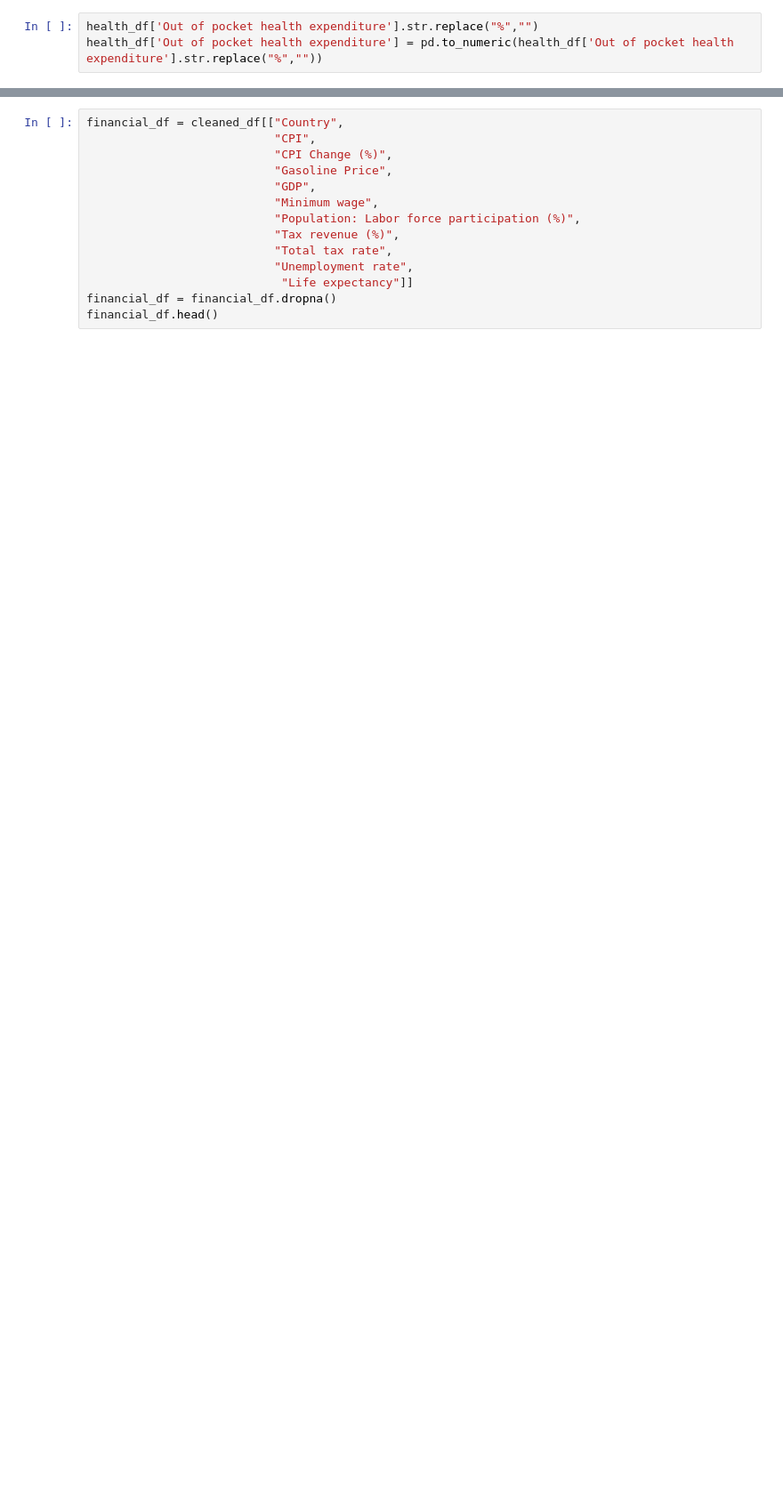
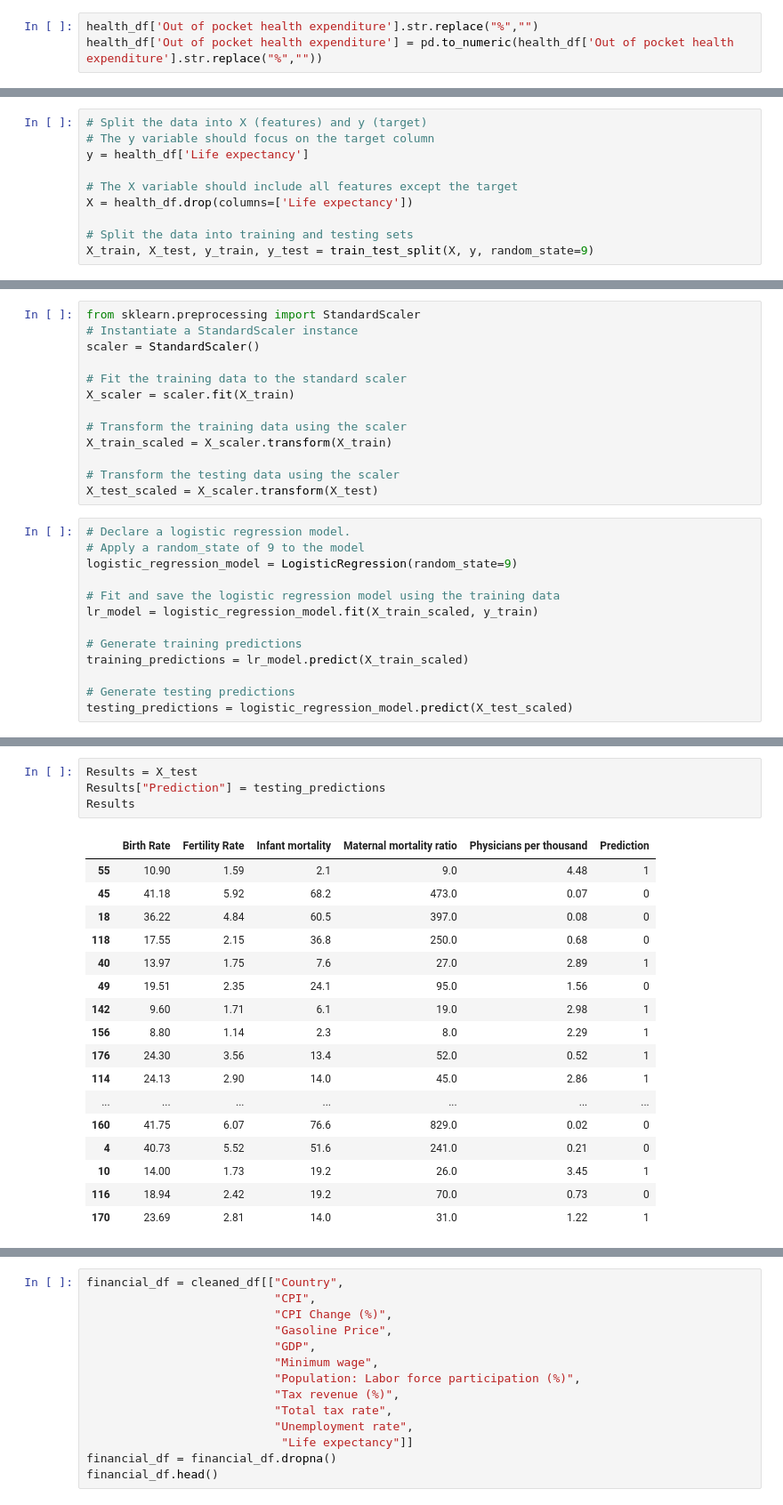
Before and after one commit to azrielmt/global-life-expectancy-investigation, a Jupyter notebook: data_clean.ipynb, the cells around one changed output, grey strips where cells are left out. Shown at 89% size. Drawn from its saved outputs; the diff is of its cells as text; blank space fills up the shorter version.

Commit message:
Logistic Regression code added

```diff
--- a/data_clean.ipynb
+++ b/data_clean.ipynb
@@ -227,0 +235,10 @@ Length: 177, dtype: int64
+# %%
+# Split the data into X (features) and y (target)
+# The y variable should focus on the target column
+y = health_df['Life expectancy']
+
+# The X variable should include all features except the target
+X = health_df.drop(columns=['Life expectancy'])
+
+# Split the data into training and testing sets
+X_train, X_test, y_train, y_test = train_test_split(X, y, random_state=9)
@@ -227,0 +320,26 @@ Length: 177, dtype: int64
+# %%
+from sklearn.preprocessing import StandardScaler
+# Instantiate a StandardScaler instance
+scaler = StandardScaler()
+
+# Fit the training data to the standard scaler
+X_scaler = scaler.fit(X_train)
+
+# Transform the training data using the scaler
+X_train_scaled = X_scaler.transform(X_train)
+
+# Transform the testing data using the scaler
+X_test_scaled = X_scaler.transform(X_test)
+# %%
+# Declare a logistic regression model.
+# Apply a random_state of 9 to the model
+logistic_regression_model = LogisticRegression(random_state=9)
+
+# Fit and save the logistic regression model using the training data
+lr_model = logistic_regression_model.fit(X_train_scaled, y_train)
+
+# Generate training predictions
+training_predictions = lr_model.predict(X_train_scaled)
+
+# Generate testing predictions
+testing_predictions = logistic_regression_model.predict(X_test_scaled)
@@ -227,0 +410,22 @@ Length: 177, dtype: int64
+# %%
+Results = X_test
+Results["Prediction"] = testing_predictions
+Results
+# %% [output]
+|  | Birth Rate | Fertility Rate | Infant mortality | Maternal mortality ratio | Physicians per thousand | Prediction |
+| 55 | 10.90 | 1.59 | 2.1 | 9.0 | 4.48 | 1 |
+| 45 | 41.18 | 5.92 | 68.2 | 473.0 | 0.07 | 0 |
+| 18 | 36.22 | 4.84 | 60.5 | 397.0 | 0.08 | 0 |
+| 118 | 17.55 | 2.15 | 36.8 | 250.0 | 0.68 | 0 |
+| 40 | 13.97 | 1.75 | 7.6 | 27.0 | 2.89 | 1 |
+| 49 | 19.51 | 2.35 | 24.1 | 95.0 | 1.56 | 0 |
+| 142 | 9.60 | 1.71 | 6.1 | 19.0 | 2.98 | 1 |
+| 156 | 8.80 | 1.14 | 2.3 | 8.0 | 2.29 | 1 |
+| 176 | 24.30 | 3.56 | 13.4 | 52.0 | 0.52 | 1 |
+| 114 | 24.13 | 2.90 | 14.0 | 45.0 | 2.86 | 1 |
+| ... | ... | ... | ... | ... | ... | ... |
+| 160 | 41.75 | 6.07 | 76.6 | 829.0 | 0.02 | 0 |
+| 4 | 40.73 | 5.52 | 51.6 | 241.0 | 0.21 | 0 |
+| 10 | 14.00 | 1.73 | 19.2 | 26.0 | 3.45 | 1 |
+| 116 | 18.94 | 2.42 | 19.2 | 70.0 | 0.73 | 0 |
+| 170 | 23.69 | 2.81 | 14.0 | 31.0 | 1.22 | 1 |
```
Also changed, not shown: parts of 27 cells of this notebook.
